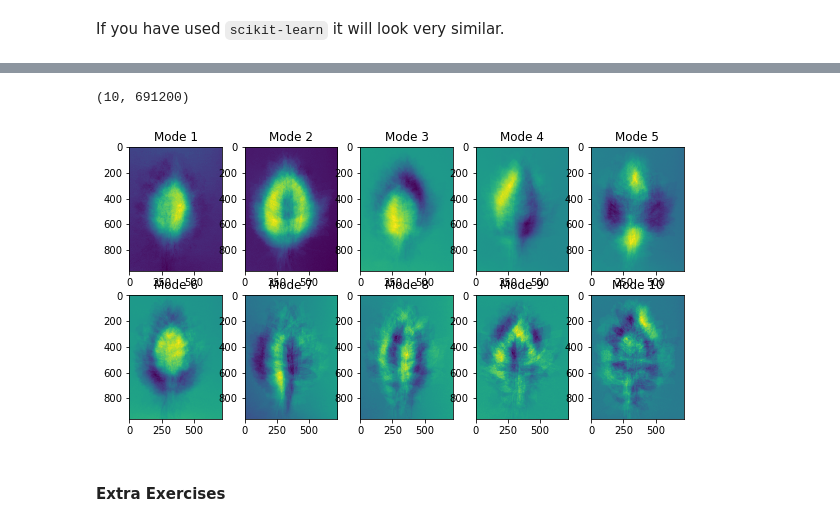
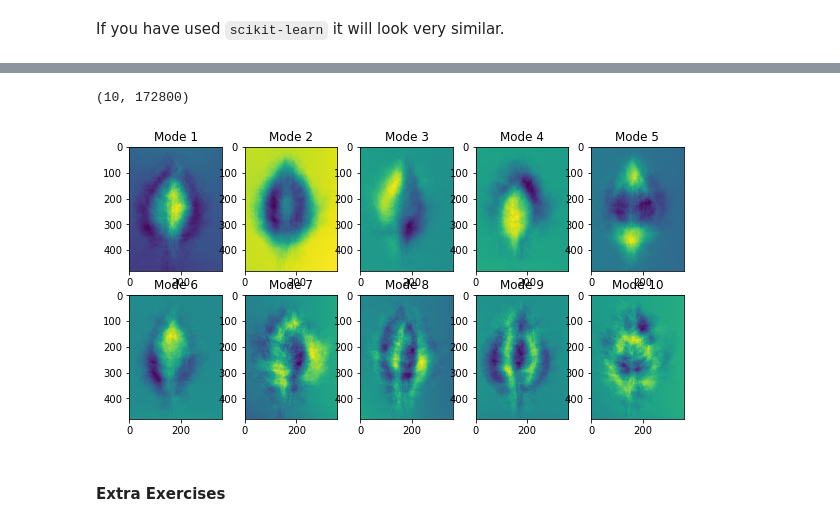
Before and after one commit to valentina-s/Dask_ImageXD_2018, a Jupyter notebook: Dask-Image-Tutorial-leaves.ipynb, the cells around one changed output, grey strips where cells are left out. Saved outputs shown, nothing was run; the diff lists cells and outputs as text; code cells hidden in the pictures.

```diff
--- a/Dask-Image-Tutorial-leaves.ipynb
+++ b/Dask-Image-Tutorial-leaves.ipynb
@@ -58,6 +58,7 @@ from dask.array.image import imread
 We can read a collection of images into a dask array.
 # %%
 leaf_images = imread(os.path.join(path,'*','*.JPG'))
+leaf_images = leaf_images[:,::2,::2,:]
 # %% [markdown]
 Let's look at it:
 # %%
@@ -407,18 +379,17 @@ PCA(copy=True, iterated_power=0, n_components=10, random_state=None,
 print(pca.components_.shape)
 u = pca.components_.reshape(-1,m,n)
 # %% [output]
-(10, 691200)
+(10, 172800)
 # %%
 # plot the results
 plt.figure(figsize = (10,5))
 for i in range(10):
     plt.subplot(2,5,i+1)
     # we are rescaling between 0 and 1 before plotting
-    #plt.imshow((u[i,:,:]-u.min())/(u.max() - u.min()))
-    plt.imshow(u[i,:,:])
+    plt.imshow((u[i,:,:]-u.min())/(u.max() - u.min()))
     plt.title('Mode '+str(i+1))
 # %% [output]
-[figure, old version]
+[figure, new version]
 # %% [markdown]
 #### Extra Exercises
 # %% [markdown]
```
Also changed, not shown: parts of 21 cells of this notebook, 2 other files.
